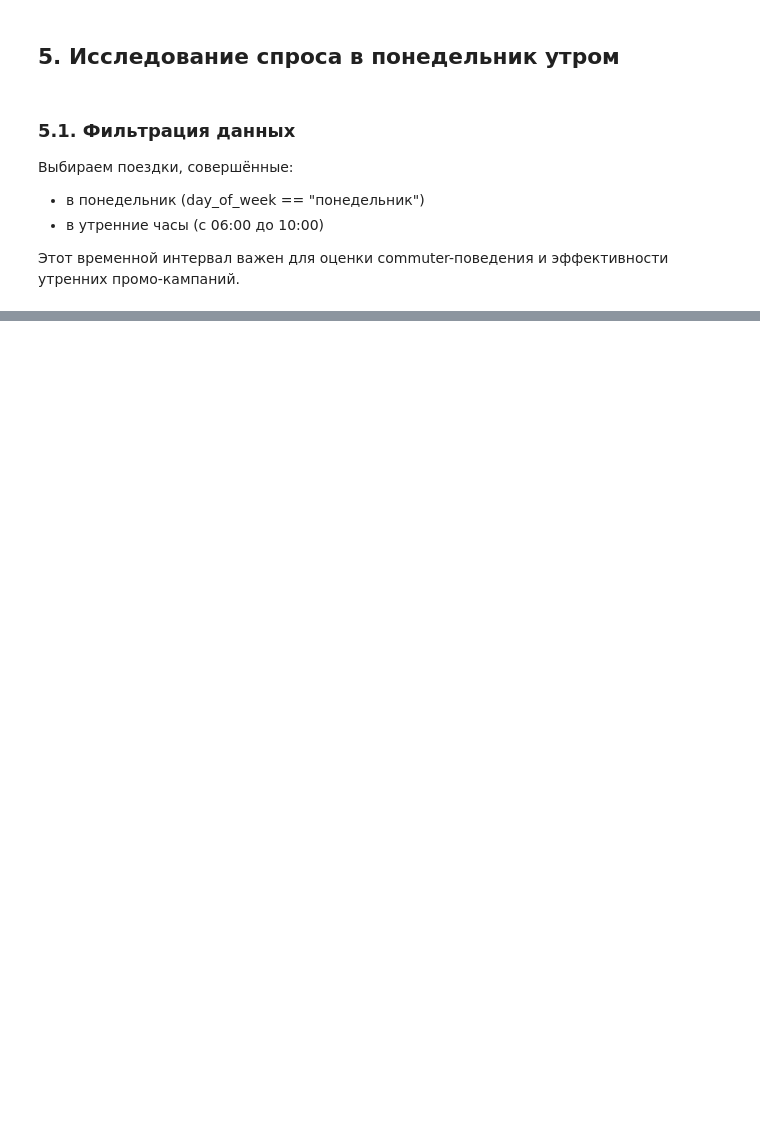
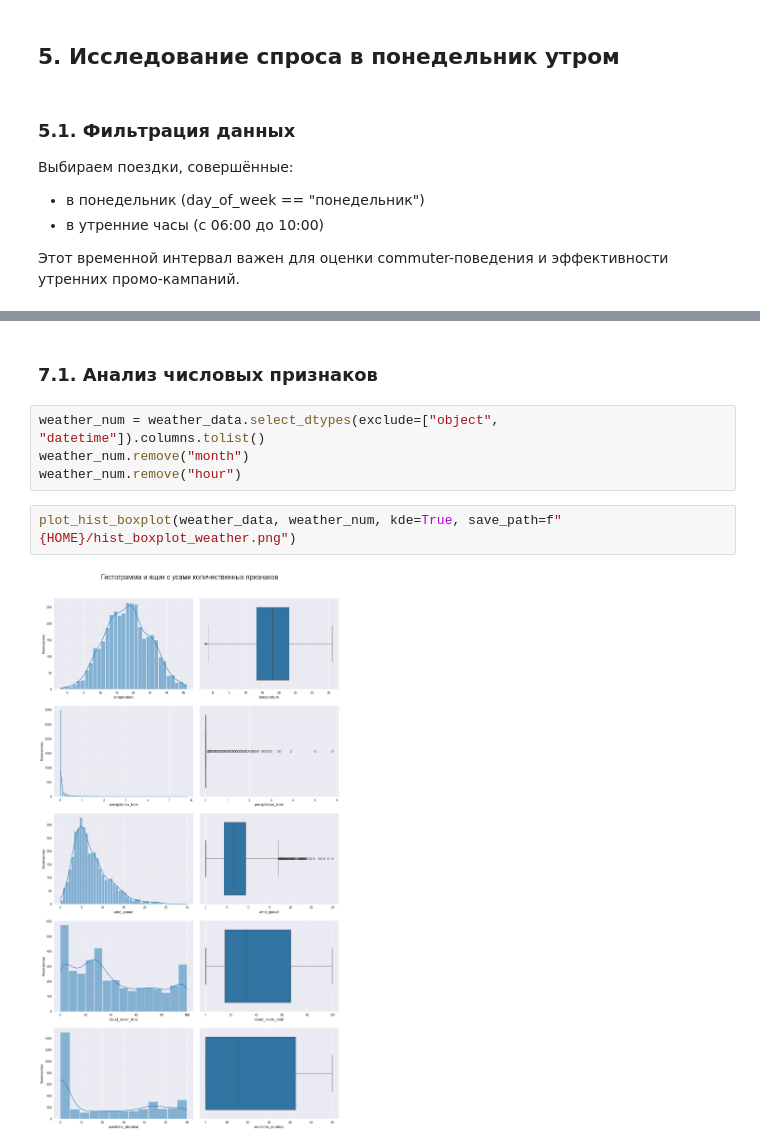
Before and after one commit to fIIame/scooter_sharing_analysis, a Jupyter notebook: notebooks/EDA.ipynb, the cells around one changed output, grey strips where cells are left out. Drawn from its saved outputs; the diff is of its cells as text; blank space fills up the shorter version.

```diff
--- a/notebooks/EDA.ipynb
+++ b/notebooks/EDA.ipynb
@@ -251,0 +415,10 @@ else:
+# %% [markdown]
+### 7.1. Анализ числовых признаков
+# %%
+weather_num = weather_data.select_dtypes(exclude=["object", "datetime"]).columns.tolist()
+weather_num.remove("month")
+weather_num.remove("hour")
+# %%
+plot_hist_boxplot(weather_data, weather_num, kde=True, save_path=f"{HOME}/hist_boxplot_weather.png")
+# %% [output]
+[figure, added]
```
Also changed, not shown: parts of 45 cells of this notebook.
